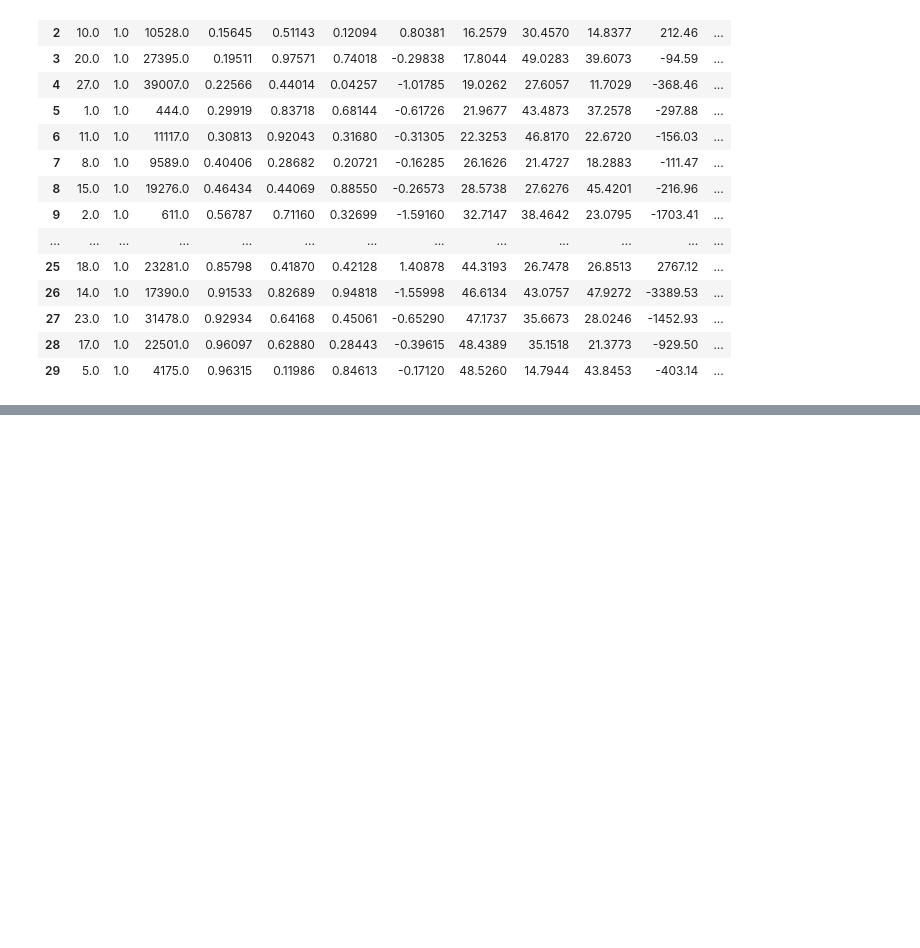
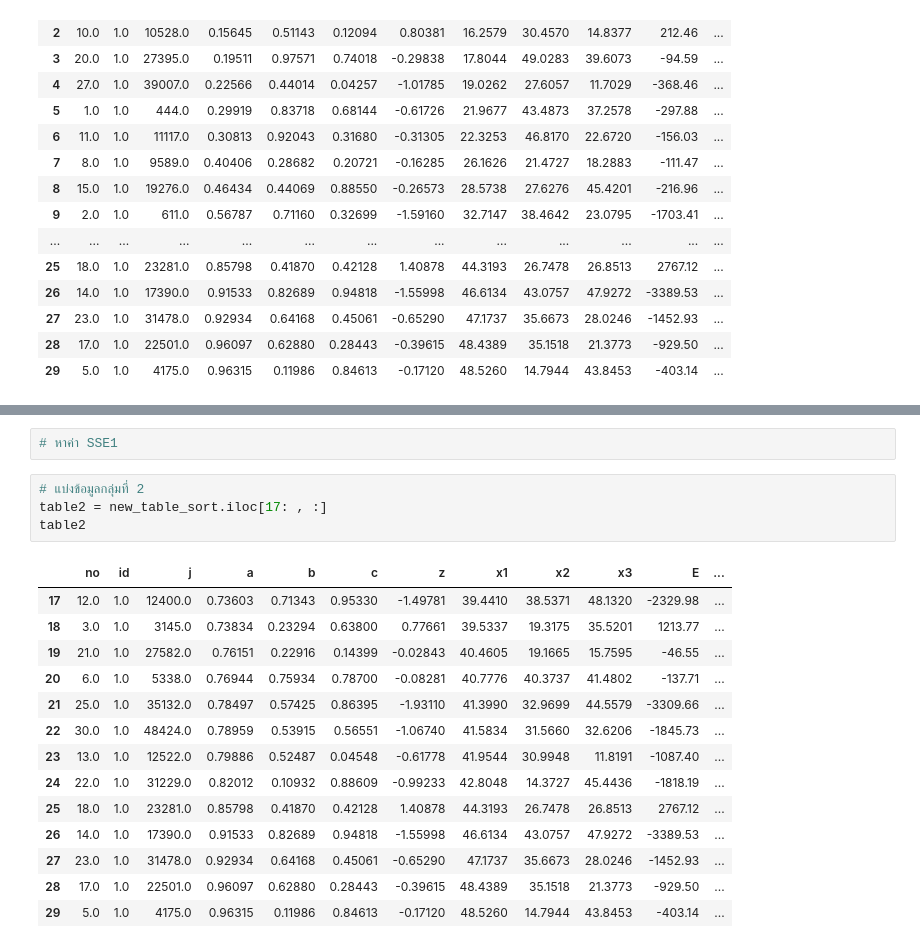
Before and after one commit to iam-fern/Research, a Jupyter notebook: GQ_tese1.ipynb, the cells around one changed output, grey strips where cells are left out. Drawn from its saved outputs; the diff is of its cells as text; blank space fills up the shorter version.

```diff
--- a/GQ_tese1.ipynb
+++ b/GQ_tese1.ipynb
@@ -199,0 +243,21 @@ new_table_sort
+# %%
+# หาค่า SSE1
+# %%
+# แบ่งข้อมูลกลุ่มที่ 2
+table2 = new_table_sort.iloc[17: , :]
+table2
+# %% [output]
+|  | no | id | j | a | b | c | z | x1 | x2 | x3 | E | ... |
+| 17 | 12.0 | 1.0 | 12400.0 | 0.73603 | 0.71343 | 0.95330 | -1.49781 | 39.4410 | 38.5371 | 48.1320 | -2329.98 | ... |
+| 18 | 3.0 | 1.0 | 3145.0 | 0.73834 | 0.23294 | 0.63800 | 0.77661 | 39.5337 | 19.3175 | 35.5201 | 1213.77 | ... |
+| 19 | 21.0 | 1.0 | 27582.0 | 0.76151 | 0.22916 | 0.14399 | -0.02843 | 40.4605 | 19.1665 | 15.7595 | -46.55 | ... |
+| 20 | 6.0 | 1.0 | 5338.0 | 0.76944 | 0.75934 | 0.78700 | -0.08281 | 40.7776 | 40.3737 | 41.4802 | -137.71 | ... |
+| 21 | 25.0 | 1.0 | 35132.0 | 0.78497 | 0.57425 | 0.86395 | -1.93110 | 41.3990 | 32.9699 | 44.5579 | -3309.66 | ... |
+| 22 | 30.0 | 1.0 | 48424.0 | 0.78959 | 0.53915 | 0.56551 | -1.06740 | 41.5834 | 31.5660 | 32.6206 | -1845.73 | ... |
+| 23 | 13.0 | 1.0 | 12522.0 | 0.79886 | 0.52487 | 0.04548 | -0.61778 | 41.9544 | 30.9948 | 11.8191 | -1087.40 | ... |
+| 24 | 22.0 | 1.0 | 31229.0 | 0.82012 | 0.10932 | 0.88609 | -0.99233 | 42.8048 | 14.3727 | 45.4436 | -1818.19 | ... |
+| 25 | 18.0 | 1.0 | 23281.0 | 0.85798 | 0.41870 | 0.42128 | 1.40878 | 44.3193 | 26.7478 | 26.8513 | 2767.12 | ... |
+| 26 | 14.0 | 1.0 | 17390.0 | 0.91533 | 0.82689 | 0.94818 | -1.55998 | 46.6134 | 43.0757 | 47.9272 | -3389.53 | ... |
+| 27 | 23.0 | 1.0 | 31478.0 | 0.92934 | 0.64168 | 0.45061 | -0.65290 | 47.1737 | 35.6673 | 28.0246 | -1452.93 | ... |
+| 28 | 17.0 | 1.0 | 22501.0 | 0.96097 | 0.62880 | 0.28443 | -0.39615 | 48.4389 | 35.1518 | 21.3773 | -929.50 | ... |
+| 29 | 5.0 | 1.0 | 4175.0 | 0.96315 | 0.11986 | 0.84613 | -0.17120 | 48.5260 | 14.7944 | 43.8453 | -403.14 | ... |
```
Also changed, not shown: parts of 4 cells of this notebook.
